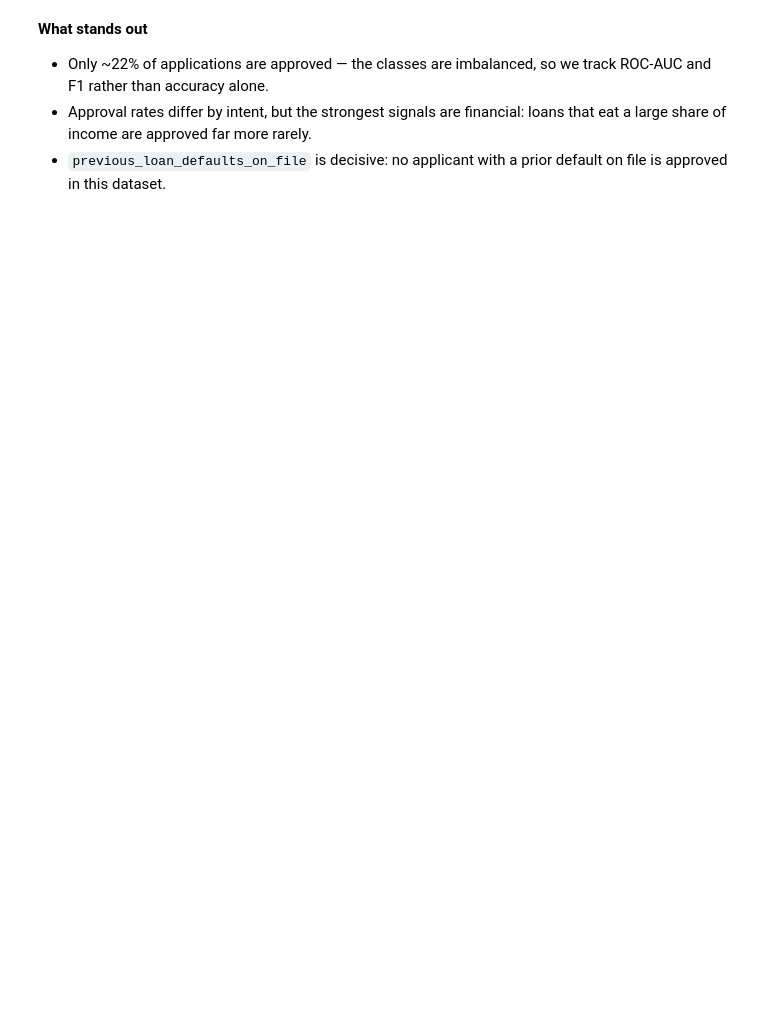
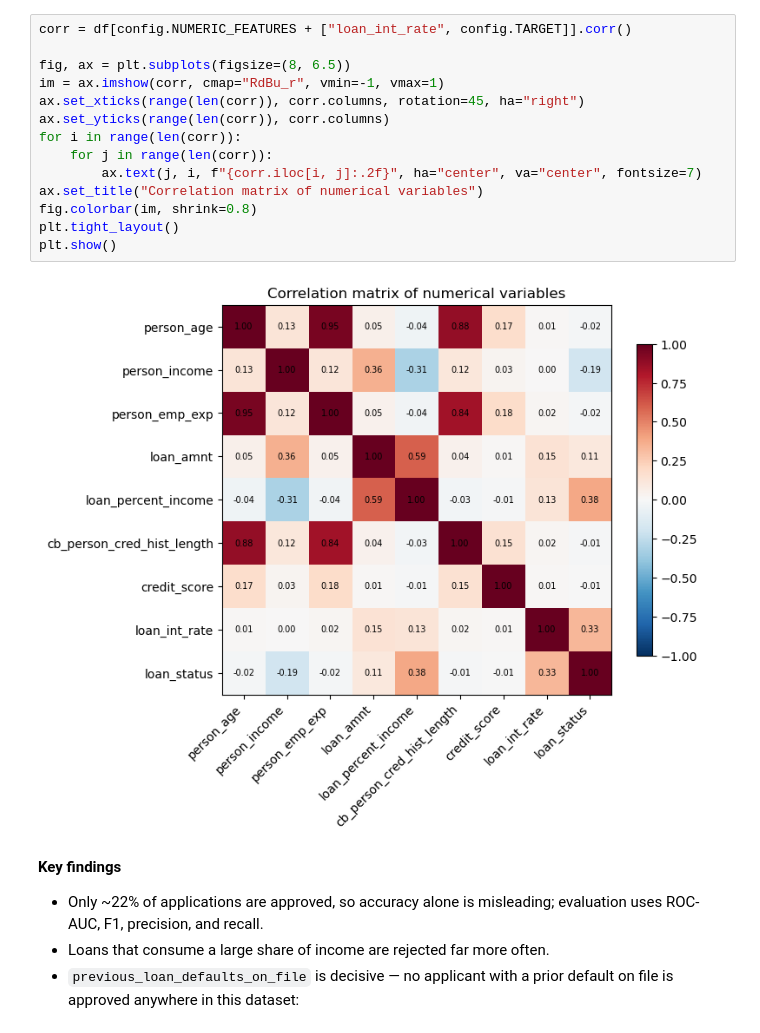
Before and after one commit to prishababel/loan-approval-classification, a Jupyter notebook: notebooks/loan_approval_classification.ipynb, the cells around one changed output. Drawn from its saved outputs; the diff is of its cells as text; blank space fills up the shorter version.

```diff
--- a/notebooks/loan_approval_classification.ipynb
+++ b/notebooks/loan_approval_classification.ipynb
@@ -88,12 +108,27 @@ plt.show()
+# %%
+corr = df[config.NUMERIC_FEATURES + ["loan_int_rate", config.TARGET]].corr()
+
+fig, ax = plt.subplots(figsize=(8, 6.5))
+im = ax.imshow(corr, cmap="RdBu_r", vmin=-1, vmax=1)
+ax.set_xticks(range(len(corr)), corr.columns, rotation=45, ha="right")
+ax.set_yticks(range(len(corr)), corr.columns)
+for i in range(len(corr)):
+    for j in range(len(corr)):
+        ax.text(j, i, f"{corr.iloc[i, j]:.2f}", ha="center", va="center", fontsize=7)
+ax.set_title("Correlation matrix of numerical variables")
+fig.colorbar(im, shrink=0.8)
+plt.tight_layout()
+plt.show()
+# %% [output]
+[figure, added]
 # %% [markdown]
-**What stands out**
+**Key findings**
 
-- Only ~22% of applications are approved — the classes are imbalanced, so we
-  track ROC-AUC and F1 rather than accuracy alone.
-- Approval rates differ by intent, but the strongest signals are financial:
-  loans that eat a large share of income are approved far more rarely.
-- `previous_loan_defaults_on_file` is decisive: no applicant with a prior
-  default on file is approved in this dataset.
+- Only ~22% of applications are approved, so accuracy alone is misleading;
+  evaluation uses ROC-AUC, F1, precision, and recall.
+- Loans that consume a large share of income are rejected far more often.
+- `previous_loan_defaults_on_file` is decisive — no applicant with a prior
+  default on file is approved anywhere in this dataset:
 # %%
 pd.crosstab(df["previous_loan_defaults_on_file"], df[config.TARGET].map(config.TARGET_LABELS))
 # %% [output]
```
Also changed, not shown: parts of 28 cells of this notebook, 10 other files.
